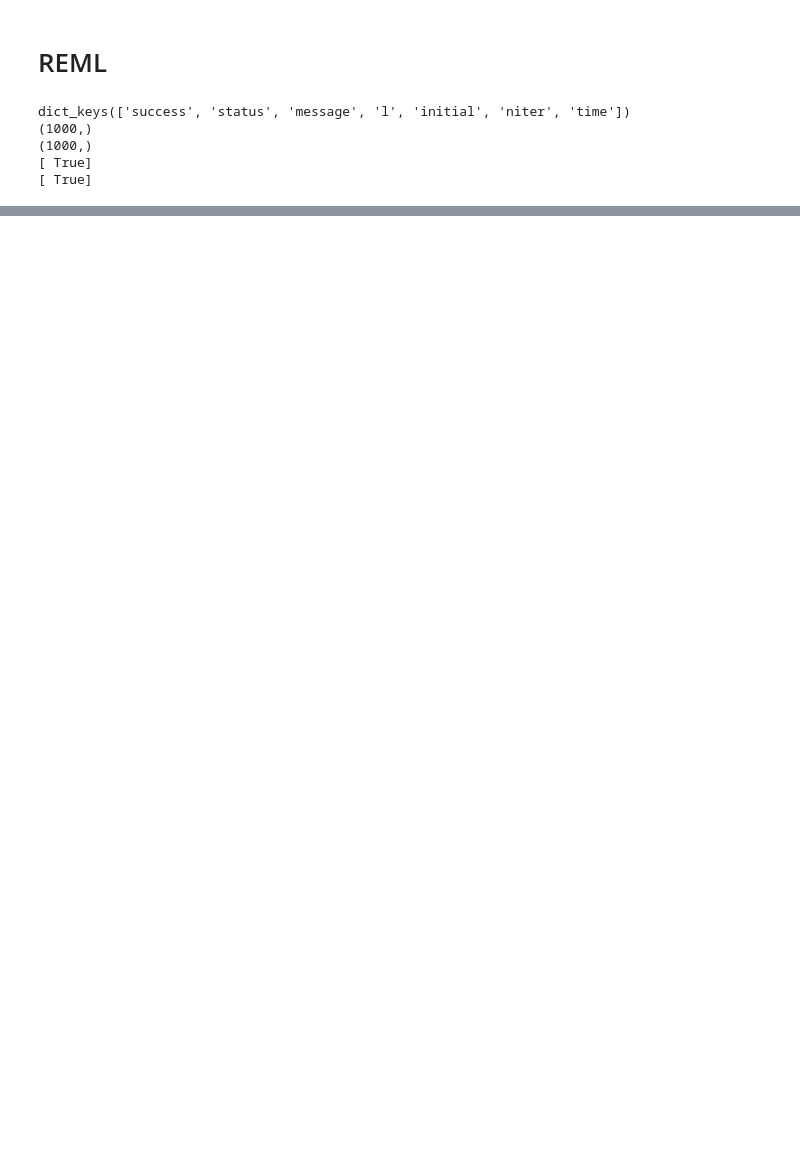
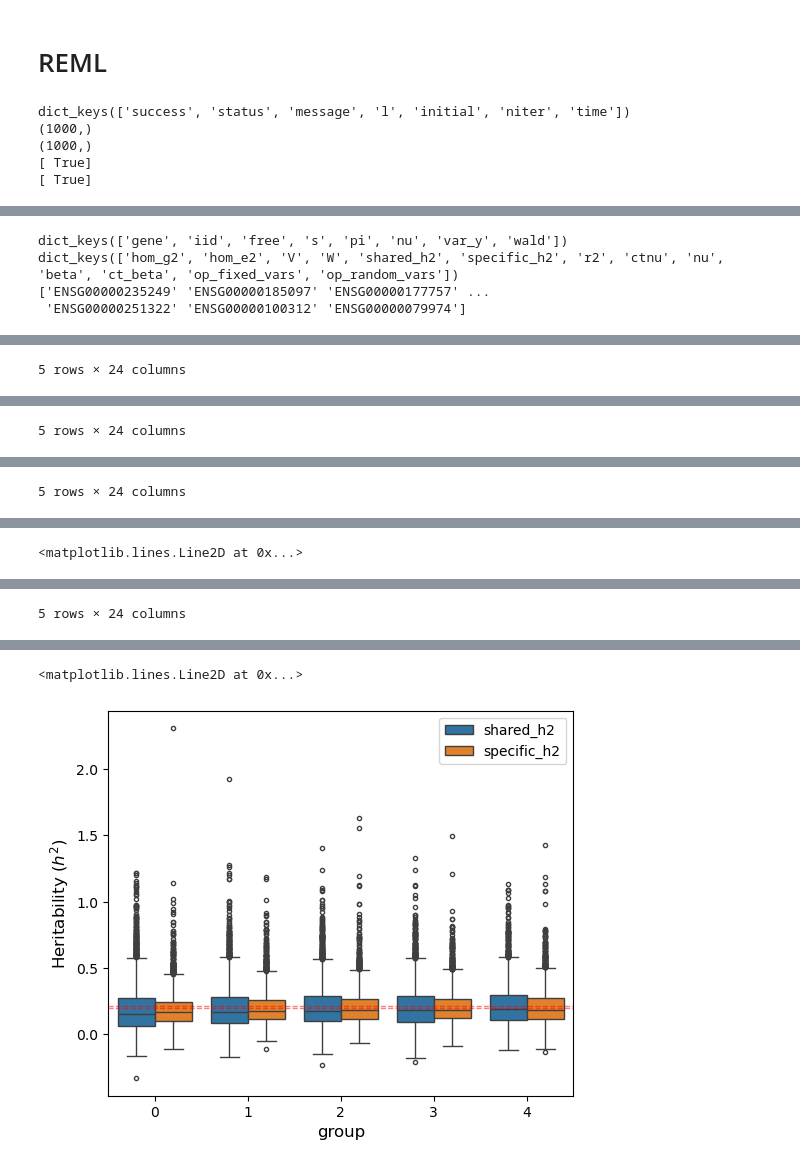
Before and after one commit to Minhui-Chen/CIGMA, a Jupyter notebook: workflow/notebook/fig2.ipynb, the cells around one changed output, grey strips where cells are left out. Saved outputs shown, nothing was run; the diff lists cells and outputs as text; code cells hidden in the pictures; blank space fills up the shorter version.

```diff
--- a/workflow/notebook/fig2.ipynb
+++ b/workflow/notebook/fig2.ipynb
@@ -1948,0 +2442,53 @@ print(np.mean(nochol['free']['opt']['time']))
+# %%
+realgeno_1000 = np.load('../../analysis/sim/free/ss~1000_a~2_2_2_2_vc~0.13_0.13_0.11_0.04_0.08_0.51_beta~8_4_2_1_V_diag~1_1_1_1_V_tril~0_W_diag~1_1_1_1_W_tril~0_std_nu_scale~0.4/L_200_nL_80/out.realgeno.he.npy', allow_pickle=True).item()
+realgeno_500 = np.load('../../analysis/sim/free/ss~500_a~2_2_2_2_vc~0.13_0.13_0.11_0.04_0.08_0.51_beta~8_4_2_1_V_diag~1_1_1_1_V_tril~0_W_diag~1_1_1_1_W_tril~0_std_nu_scale~0.4/L_200_nL_80/out.realgeno.he.npy', allow_pickle=True).item()
+realgeno_data = []
+
+tmp = {'Sample size': 500, 'Shared': realgeno_500['free']['shared_h2'], 'Specific': realgeno_500['free']['specific_h2']}
+realgeno_data.append(pd.DataFrame(tmp))
+
+tmp = {'Sample size': 1000, 'Shared': realgeno_1000['free']['shared_h2'], 'Specific': realgeno_1000['free']['specific_h2']}
+realgeno_data.append(pd.DataFrame(tmp))
+
+realgeno_data = pd.concat(realgeno_data)
+realgeno_data = realgeno_data.melt(id_vars=['Sample size'], value_vars=['Shared', 'Specific'], var_name='Category', value_name='h2')
+# %%
+print(realgeno_500.keys())
+print(realgeno_500['free'].keys())
+print(realgeno_500['gene'])
+# %% [output]
+dict_keys(['gene', 'iid', 'free', 's', 'pi', 'nu', 'var_y', 'wald'])
+dict_keys(['hom_g2', 'hom_e2', 'V', 'W', 'shared_h2', 'specific_h2', 'r2', 'ctnu', 'nu', 'beta', 'ct_beta', 'op_fixed_vars', 'op_random_vars'])
+['ENSG00000235249' 'ENSG00000185097' 'ENSG00000177757' ...
+ 'ENSG00000251322' 'ENSG00000100312' 'ENSG00000079974']
+# %%
+# SNPs
+gene_snps = {}
+for i in range(500):
+    tmp_data = np.load(f'../../staging/sim/free/ss~500_a~2_2_2_2_vc~0.13_0.13_0.11_0.04_0.08_0.51_beta~8_4_2_1_V_diag~1_1_1_1_V_tril~0_W_diag~1_1_1_1_W_tril~0_std_nu_scale~0.4/L_200_nL_80/realgeno/sim.batch{i}.npy', allow_pickle=True).item()
+    for gene, value in tmp_data.items():
+        gene_snps[str(gene)] = value['G'].shape[1]
+# print(gene_snps)
+gene_snps_df = pd.DataFrame(list(gene_snps.items()), columns=['gene', 'n_snps'])
+# %%
+#
+data = pd.DataFrame({'gene': realgeno_500['gene'], 'shared_h2': realgeno_500['free']['shared_h2'], 'specific_h2': realgeno_500['free']['specific_h2']})
+data = data.merge(gene_snps_df, on='gene')
+data = data.sort_values('n_snps')
+# split data into bins based on n_snps
+data['group'] = pd.qcut(data['n_snps'], q=5, labels=False)
+display(data.groupby('group').describe())
+data = data.melt(id_vars=['gene', 'n_snps', 'group'], value_vars=['shared_h2', 'specific_h2'], var_name='Category', value_name='h2')
+
+fig, ax = plt.subplots(figsize=(6, 5),)
+sns.boxplot(data=data, x='group', y='h2', hue='Category', ax=ax, flierprops=dict(marker='.'))
+
+ax.set_xlabel('group', fontsize=12)
+ax.set_ylabel(r'Heritability ($h^2$)', fontsize=12)
+handles, labels = ax.get_legend_handles_labels()
+ax.legend(handles=handles, labels=labels, fontsize=10)
+plt.tick_params(axis='x', labelsize=10)
+
+ax.axhline(ss_h2[0], color='r', linestyle='--', linewidth=1, alpha=0.5, zorder=10)
+ax.axhline(ss_h2[1], color='r', linestyle='--', linewidth=1, alpha=0.5, zorder=10)
+# %% [output]
@@ -1948,0 +2503 @@ print(np.mean(nochol['free']['opt']['time']))
+5 rows × 24 columns
@@ -1948,0 +2512 @@ print(np.mean(nochol['free']['opt']['time']))
+5 rows × 24 columns
@@ -1948,0 +2523 @@ print(np.mean(nochol['free']['opt']['time']))
+5 rows × 24 columns
@@ -1948,0 +2526 @@ print(np.mean(nochol['free']['opt']['time']))
+<matplotlib.lines.Line2D at 0x...>
@@ -1948,0 +2535 @@ print(np.mean(nochol['free']['opt']['time']))
+5 rows × 24 columns
@@ -1948,0 +2538,2 @@ print(np.mean(nochol['free']['opt']['time']))
+<matplotlib.lines.Line2D at 0x...>
+[figure, added]
```
Also changed, not shown: parts of 48 cells of this notebook, 16 other files.
